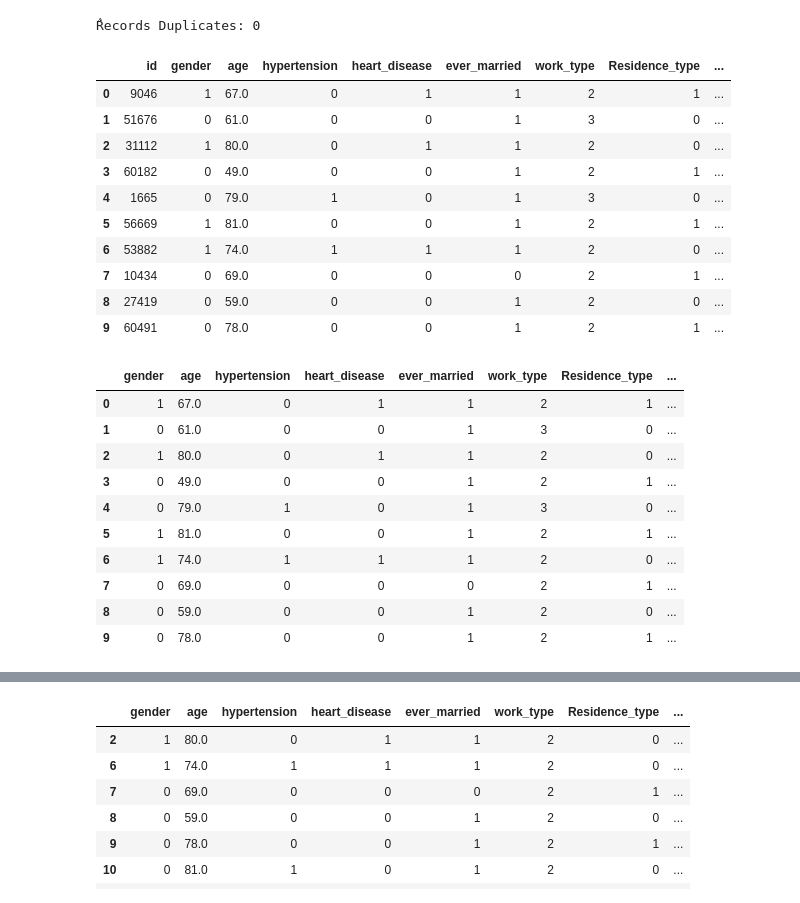
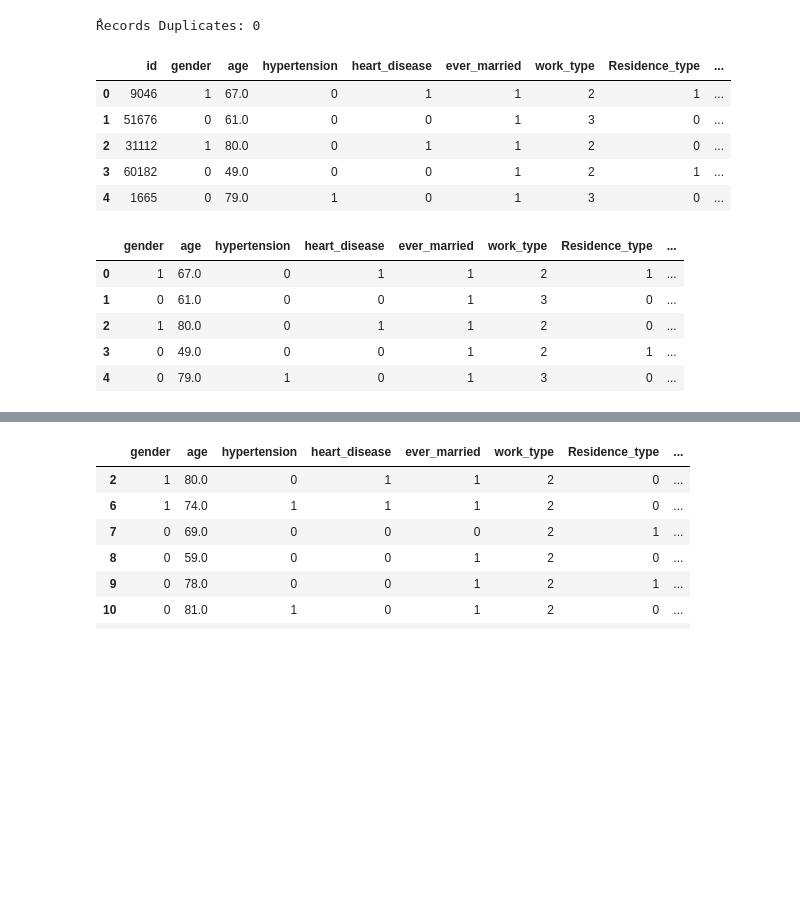
Before and after one commit to WSNekoWay/AI_ALP_Bryan---Hans, a Jupyter notebook: random_forest_stroke.ipynb, the cells around one changed output, grey strips where cells are left out. Cells and saved outputs as stored; diff of their text form; code cells hidden in the pictures; blank space fills up the shorter version.

```diff
--- a/random_forest_stroke.ipynb
+++ b/random_forest_stroke.ipynb
@@ -177,31 +177,26 @@ print(f"ٌRecords Duplicates: {df.duplicated().sum()}")
 # %%
 label_encoder = LabelEncoder()
 
 df['gender'] = label_encoder.fit_transform(df['gender'])
 df['ever_married'] = label_encoder.fit_transform(df['ever_married'])
 df['work_type'] = label_encoder.fit_transform(df['work_type'])
 df['Residence_type'] = label_encoder.fit_transform(df['Residence_type'])
 df['smoking_status'] = label_encoder.fit_transform(df['smoking_status'])
 
 # Display the first few rows of the dataframe after encoding
-df.head(10)
+df.head()
 # %% [output]
 |  | id | gender | age | hypertension | heart_disease | ever_married | work_type | Residence_type | ... |
 | 0 | 9046 | 1 | 67.0 | 0 | 1 | 1 | 2 | 1 | ... |
 | 1 | 51676 | 0 | 61.0 | 0 | 0 | 1 | 3 | 0 | ... |
 | 2 | 31112 | 1 | 80.0 | 0 | 1 | 1 | 2 | 0 | ... |
 | 3 | 60182 | 0 | 49.0 | 0 | 0 | 1 | 2 | 1 | ... |
 | 4 | 1665 | 0 | 79.0 | 1 | 0 | 1 | 3 | 0 | ... |
-| 5 | 56669 | 1 | 81.0 | 0 | 0 | 1 | 2 | 1 | ... |
-| 6 | 53882 | 1 | 74.0 | 1 | 1 | 1 | 2 | 0 | ... |
-| 7 | 10434 | 0 | 69.0 | 0 | 0 | 0 | 2 | 1 | ... |
-| 8 | 27419 | 0 | 59.0 | 0 | 0 | 1 | 2 | 0 | ... |
-| 9 | 60491 | 0 | 78.0 | 0 | 0 | 1 | 2 | 1 | ... |
 # %%
 numerical_cols = ['age', 'avg_glucose_level', 'bmi']
 # %%
 df = df.drop(['id'], axis = 1)
-df.head(10)
+df.head(5)
 # %% [output]
 |  | gender | age | hypertension | heart_disease | ever_married | work_type | Residence_type | ... |
 | 0 | 1 | 67.0 | 0 | 1 | 1 | 2 | 1 | ... |
@@ -209,11 +204,6 @@ df.head(10)
 | 2 | 1 | 80.0 | 0 | 1 | 1 | 2 | 0 | ... |
 | 3 | 0 | 49.0 | 0 | 0 | 1 | 2 | 1 | ... |
 | 4 | 0 | 79.0 | 1 | 0 | 1 | 3 | 0 | ... |
-| 5 | 1 | 81.0 | 0 | 0 | 1 | 2 | 1 | ... |
-| 6 | 1 | 74.0 | 1 | 1 | 1 | 2 | 0 | ... |
-| 7 | 0 | 69.0 | 0 | 0 | 0 | 2 | 1 | ... |
-| 8 | 0 | 59.0 | 0 | 0 | 1 | 2 | 0 | ... |
-| 9 | 0 | 78.0 | 0 | 0 | 1 | 2 | 1 | ... |
 # %%
 sns.boxplot(data=df, orient='h')
 plt.show()
```
Also changed, not shown: parts of 3 cells of this notebook.
